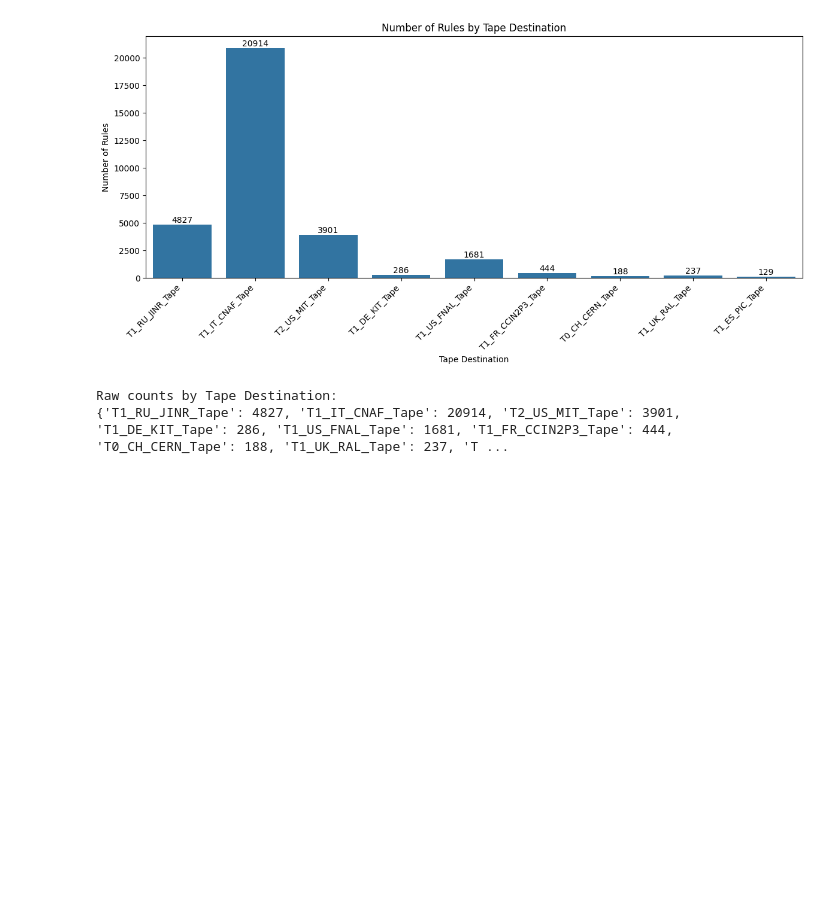
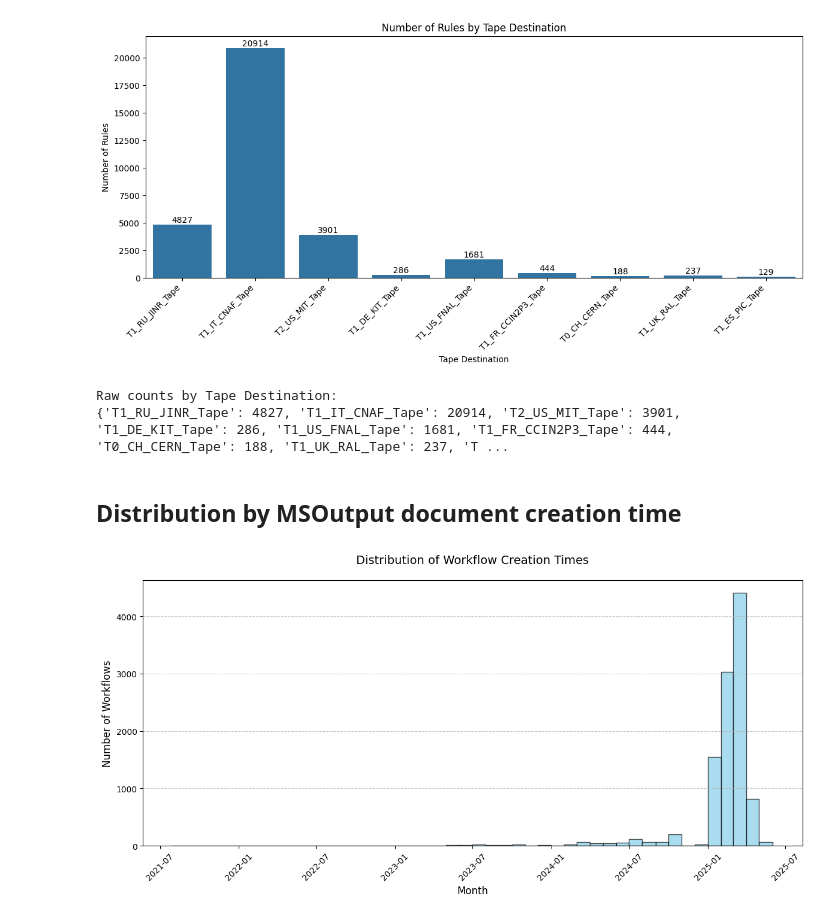
Before and after one commit to amaltaro/ProductionTools, a Jupyter notebook: msrulecleaner_classify.ipynb, the cells around one changed output. Drawn from its saved outputs; the diff is of its cells as text; code cells hidden in the pictures; blank space fills up the shorter version.

Commit message:
Plot workflows by month and year

```diff
--- a/msrulecleaner_classify.ipynb
+++ b/msrulecleaner_classify.ipynb
@@ -125,3 +128,49 @@ print(dset_by_tape)
 [figure]
 Raw counts by Tape Destination:
 {'T1_RU_JINR_Tape': 4827, 'T1_IT_CNAF_Tape': 20914, 'T2_US_MIT_Tape': 3901, 'T1_DE_KIT_Tape': 286, 'T1_US_FNAL_Tape': 1681, 'T1_FR_CCIN2P3_Tape': 444, 'T0_CH_CERN_Tape': 188, 'T1_UK_RAL_Tape': 237, 'T ...
+# %% [markdown]
+## Distribution by MSOutput document creation time
+# %%
+creation_times = []
+for wflow in msoutput_data:
+    creation_time = datetime.fromtimestamp(wflow['transferDoc']['CreationTime'])
+    creation_times.append(creation_time)
+
+# Convert to pandas Series for easier handling
+creation_times_series = pd.Series(creation_times)
+
+# Create the plot
+plt.figure(figsize=(12, 6))
+
+# Create monthly bins
+# First, get the date range
+min_date = creation_times_series.min()
+max_date = creation_times_series.max()
+
+# Create monthly bins
+bins = pd.date_range(start=min_date.replace(day=1),
+                    end=max_date.replace(day=1) + pd.DateOffset(months=1),
+                    freq='M')
+
+# Plot histogram with monthly bins
+plt.hist(creation_times_series, bins=bins, color='skyblue', edgecolor='black', alpha=0.7)
+
+# Customize the plot
+plt.title('Distribution of Workflow Creation Times', fontsize=14, pad=20)
+plt.xlabel('Month', fontsize=12)
+plt.ylabel('Number of Workflows', fontsize=12)
+
+# Rotate x-axis labels for better readability
+plt.xticks(rotation=45)
+
+# Add grid for better readability
+plt.grid(True, axis='y', linestyle='--', alpha=0.7)
+
+# Adjust layout to prevent label cutoff
+plt.tight_layout()
+
+# Save the plot
+#plt.savefig('workflow_creation_time_distribution.png', dpi=300, bbox_inches='tight')
+#plt.close()
+# %% [output]
+[figure, added]
```
Also changed, not shown: parts of 2 cells of this notebook.
